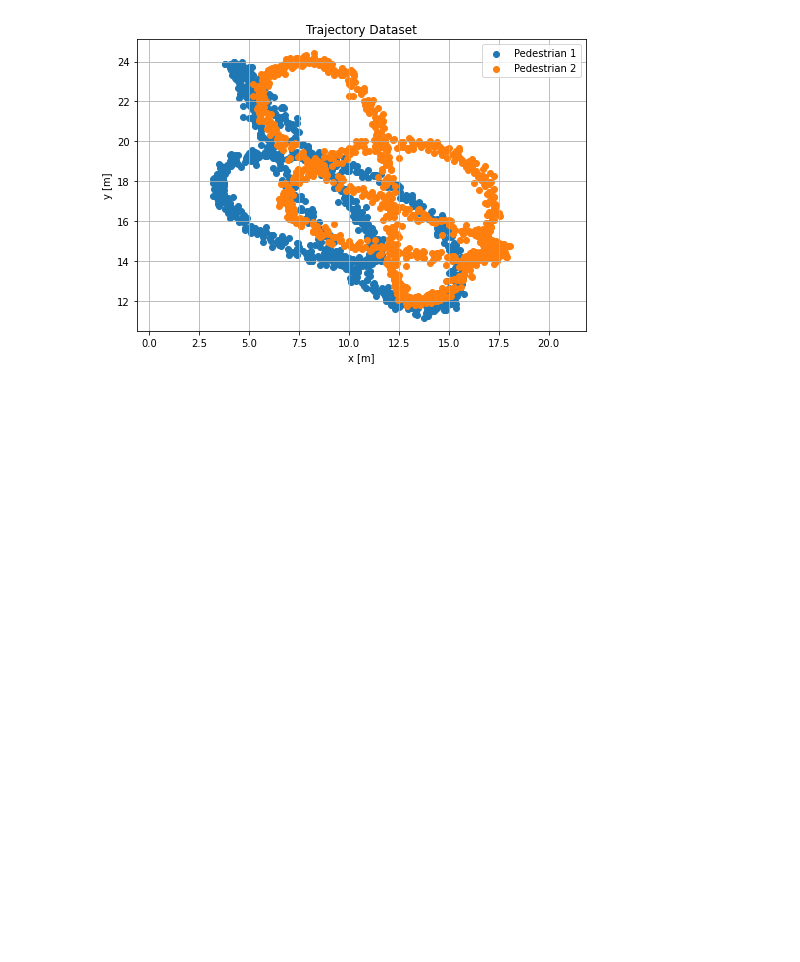
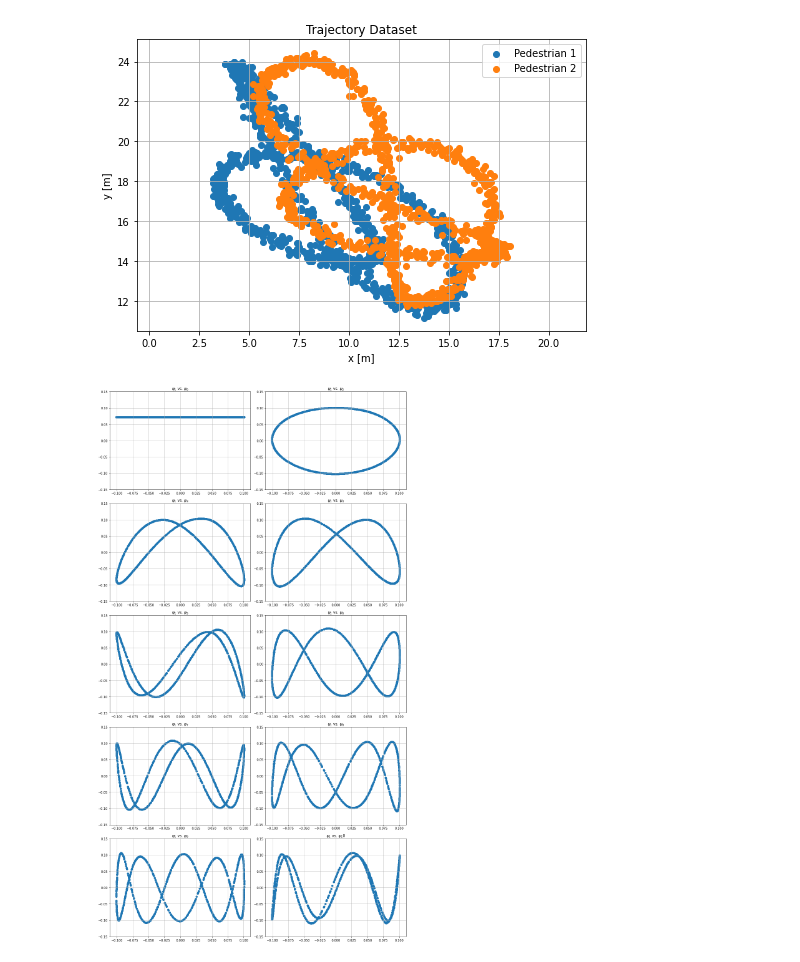
Before and after one commit to sonmikrafft-uni-MLCMS/ex4, a Jupyter notebook: task_2.ipynb, the cells around one changed output. Cells and saved outputs as stored; diff of their text form; code cells hidden in the pictures; blank space fills up the shorter version.

```diff
--- a/task_2.ipynb
+++ b/task_2.ipynb
@@ -162,3 +143,7 @@ eig_val_traj, eig_vec_traj = get_diffusion_map(X_trajectory, L=2)
+# %%
+plot_pairwise_eigenvector(eig_vec_traj, ylim=[-0.15, 0.15])
+# %% [output]
+[figure, added]
 # %%
 plot_2d_dataset(
     eig_vec_traj[:, 1],
```
Also changed, not shown: parts of 13 cells of this notebook.
